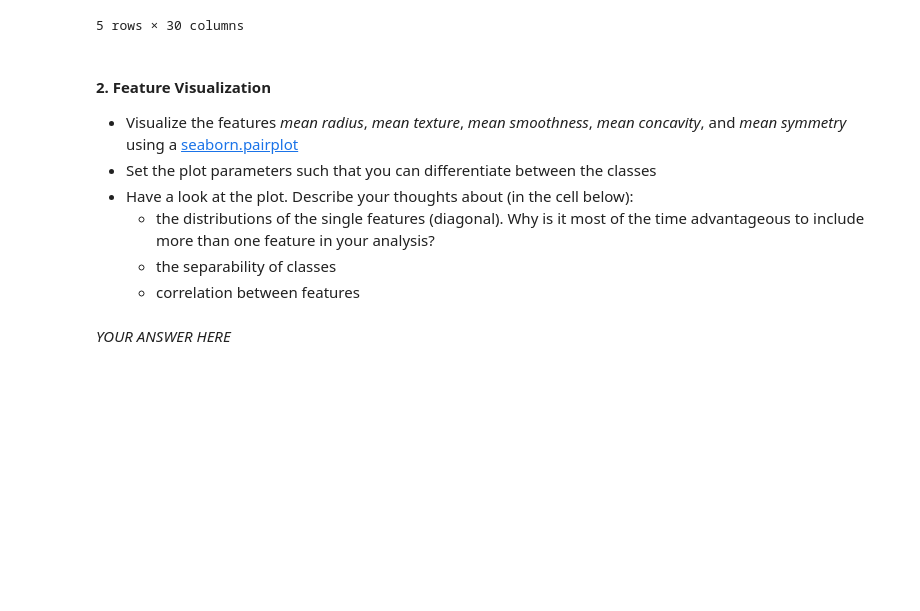
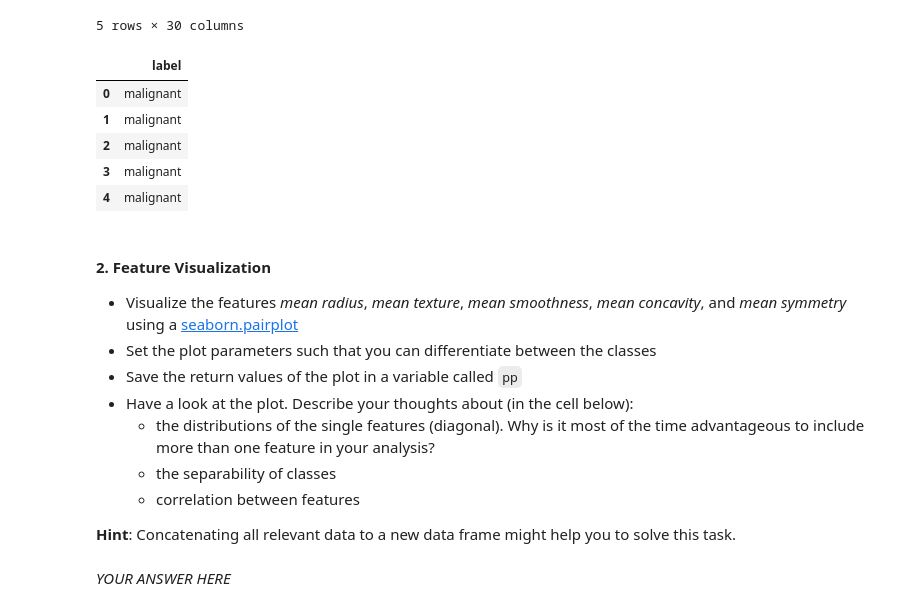
Before and after one commit to digikolleg-data-science-psychology/ads_exercise, a Jupyter notebook: course_directory/ads_exercise/source/10-ml/10_machine_learning.ipynb, the cells around one changed output. Cells and saved outputs as stored; diff of their text form; code cells hidden in the pictures; blank space fills up the shorter version.

```diff
--- a/course_directory/ads_exercise/source/10-ml/10_machine_learning.ipynb
+++ b/course_directory/ads_exercise/source/10-ml/10_machine_learning.ipynb
@@ -115,11 +108,24 @@ assert (label_cancer["label"] == "benign").sum() == 357, "Check the data you set
+# %%
+# run cell to see the labels
+label_cancer.head()
+# %% [output]
+|  | label |
+| 0 | malignant |
+| 1 | malignant |
+| 2 | malignant |
+| 3 | malignant |
+| 4 | malignant |
 # %% [markdown]
 #### 2. Feature Visualization
 * Visualize the features *mean radius*, *mean texture*, *mean smoothness*, *mean concavity*, and *mean symmetry* using a [seaborn.pairplot](https://seaborn.pydata.org/generated/seaborn.pairplot.html)
 * Set the plot parameters such that you can differentiate between the classes
+* Save the return values of the plot in a variable called ``pp``
 * Have a look at the plot. Describe your thoughts about (in the cell below):
     * the distributions of the single features (diagonal). Why is it most of the time advantageous to include more than one feature in your analysis?
     * the separability of classes
     * correlation between features
+
+**Hint**: Concatenating all relevant data to a new data frame might help you to solve this task.
 # %% [markdown]
 *YOUR ANSWER HERE*
 # %%
```
Also changed, not shown: parts of 22 cells of this notebook.
